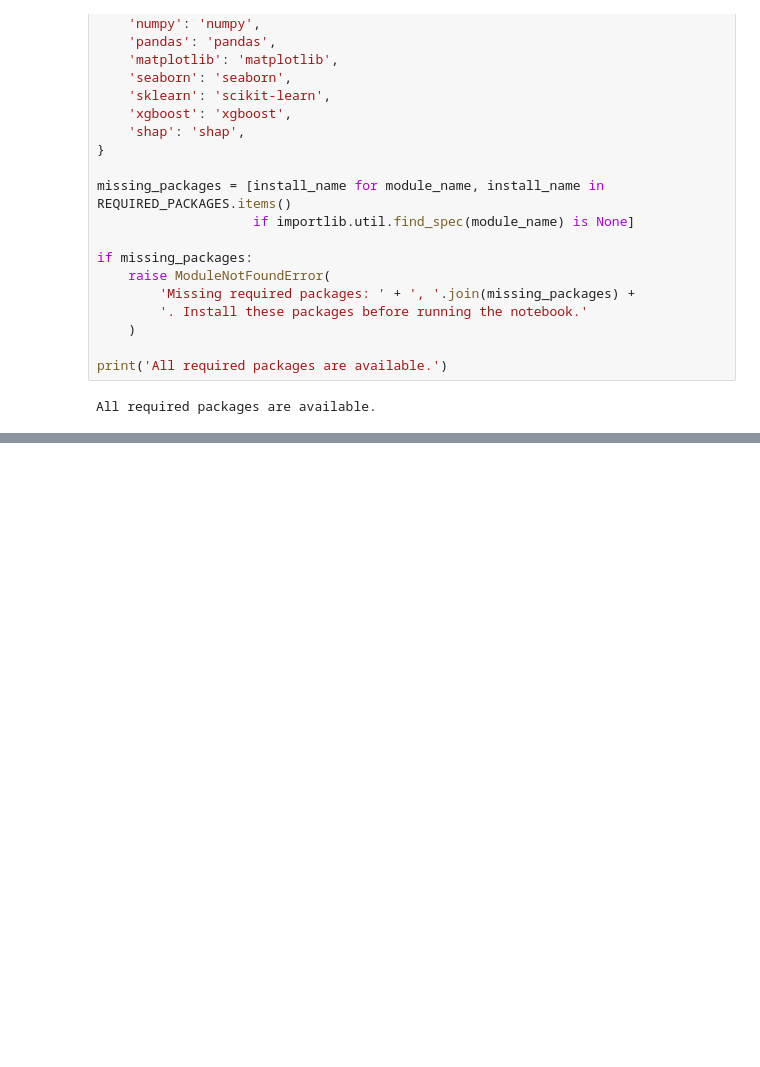
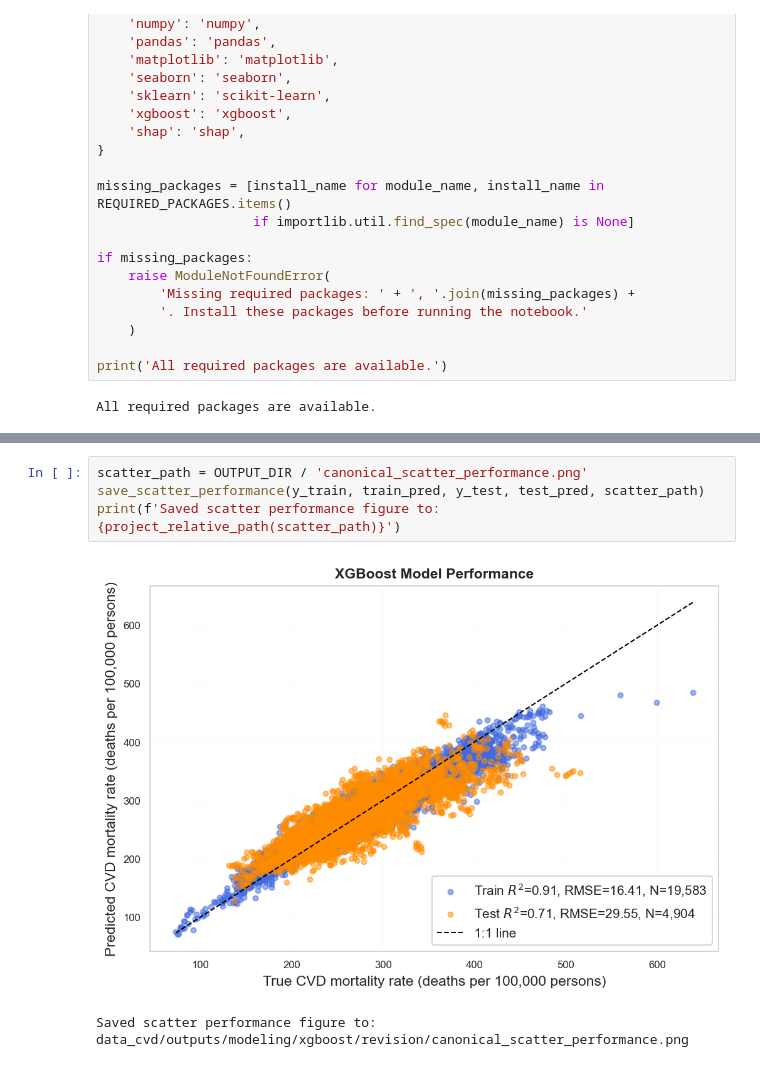
Before and after one commit to samyakshrestha/predicting-cvd, a Jupyter notebook: notebooks_cvd/10_revision_analyses.ipynb, the cells around one changed output, grey strips where cells are left out. Drawn from its saved outputs; the diff is of its cells as text; blank space fills up the shorter version.

Commit message:
Fix: update notebook 10, run the model, and change plots

```diff
--- a/notebooks_cvd/10_revision_analyses.ipynb
+++ b/notebooks_cvd/10_revision_analyses.ipynb
@@ -757,0 +636,7 @@ Phase 1 output checklist passed. All required files exist:
+# %%
+scatter_path = OUTPUT_DIR / 'canonical_scatter_performance.png'
+save_scatter_performance(y_train, train_pred, y_test, test_pred, scatter_path)
+print(f'Saved scatter performance figure to: {project_relative_path(scatter_path)}')
+# %% [output]
+[figure, added]
+Saved scatter performance figure to: data_cvd/outputs/modeling/xgboost/revision/canonical_scatter_performance.png
```
Also changed, not shown: parts of 48 cells of this notebook, 5 other files.
